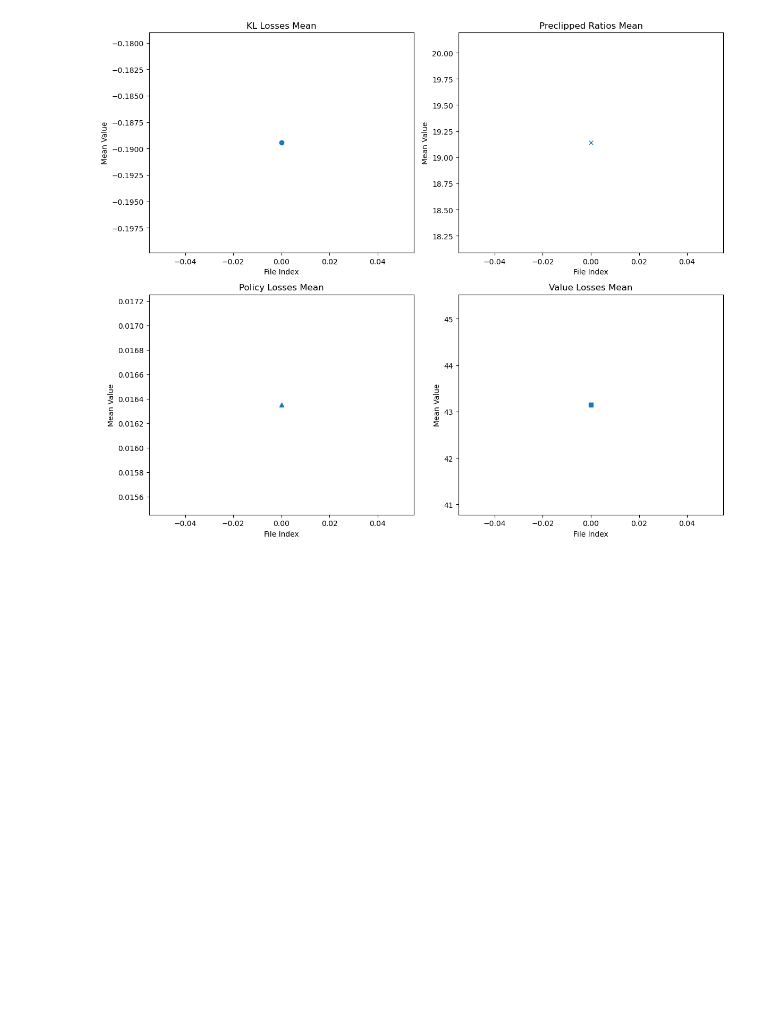
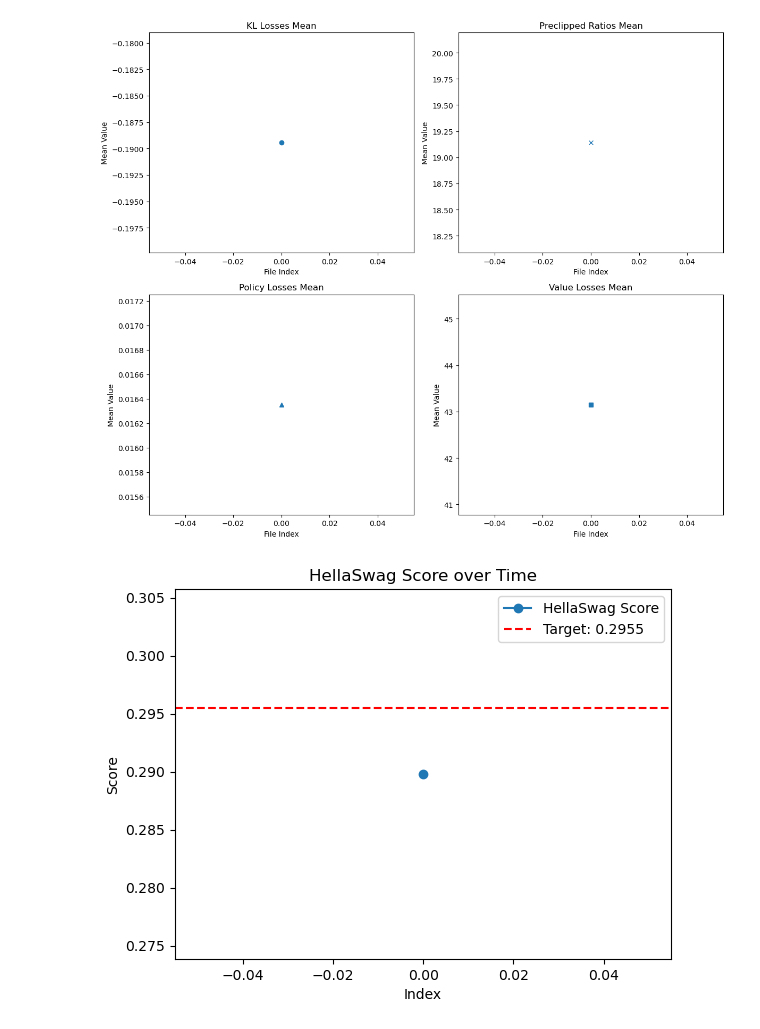
Before and after one commit to norhum/gpt2_ppo, a Jupyter notebook: src/results.ipynb, the cells around one changed output. Drawn from its saved outputs; the diff is of its cells as text; code cells hidden in the pictures; blank space fills up the shorter version.

```diff
--- a/src/results.ipynb
+++ b/src/results.ipynb
@@ -61,3 +61,37 @@ plt.tight_layout()
 plt.show()
 # %% [output]
 [figure]
+# %%
+# hellaswag score
+import matplotlib.pyplot as plt
+import re
+
+with open(r"..\logs\hellaswag", "r") as f:
+    output = [line.strip() for line in f.readlines()]
+
+# Data extraction using regular expressions
+x_values = []
+y_values = []
+
+for line in output:  # Now we iterate through the *list* of lines
+    match = re.match(r'(\d+)\s+\w+\s+([\d.]+)', line)
+    if match:
+        x_values.append(int(match.group(1)))  # Index (convert to integer)
+        y_values.append(float(match.group(2)))  # Score (convert to float)
+
+plt.plot(x_values, y_values, marker='o', linestyle='-', label='HellaSwag Score')
+
+target_value = 0.2955
+plt.axhline(y=target_value, color='r', linestyle='--', label=f'Target: {target_value}')
+
+# Customize the plot
+plt.xlabel('Index')
+plt.ylabel('Score')
+plt.title('HellaSwag Score over Time')
+plt.grid(False)
+plt.legend()
+
+# Show the plot
+plt.show()
+# %% [output]
+[figure, added]
```
Also changed, not shown: 1 other file.
